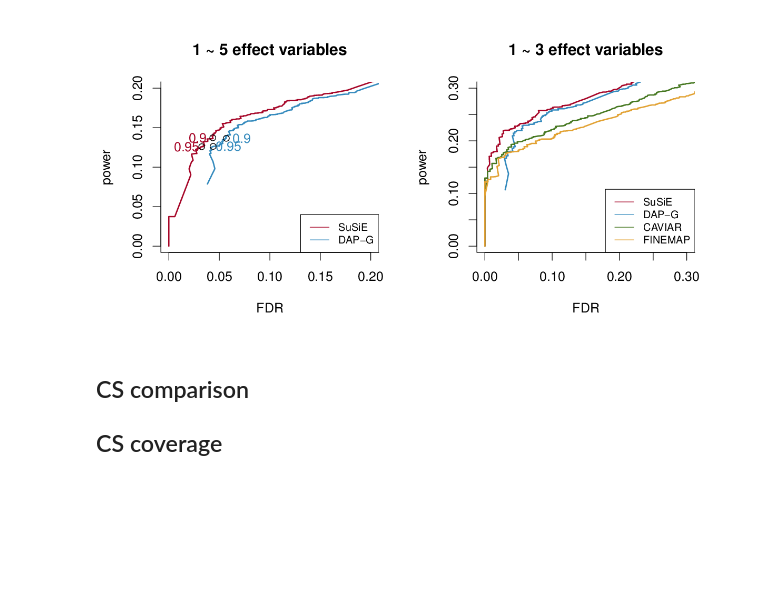
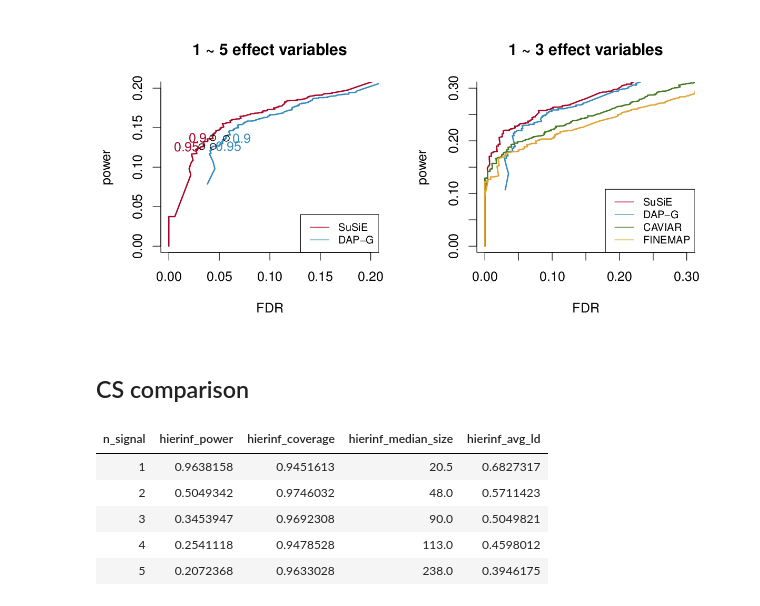
Before and after one commit to stephenslab/dsc-finemap, a Jupyter notebook: analysis/benchmark_evaluation.ipynb, the cells around one changed output. Drawn from its saved outputs; the diff is of its cells as text; code cells hidden in the pictures; blank space fills up the shorter version.

```diff
--- a/analysis/benchmark_evaluation.ipynb
+++ b/analysis/benchmark_evaluation.ipynb
@@ -436,5 +438,3 @@ bash: expand = True
 [figure]
 # %% [markdown]
 ## CS comparison
-
-## CS coverage
@@ -440,0 +507,10 @@ bash: expand = True
+# %%
+hierinf_result = readRDS('/home/gaow/GIT/lab-dsc/dsc-finemap/output/susie_paper/result_20190610_CS_hierinf_fwer_0.01_susie_prior_0p1_null_0p0.rds')[,c(1,7,10,13,16)]
+hierinf_result
+# %% [output]
+| n_signal | hierinf_power | hierinf_coverage | hierinf_median_size | hierinf_avg_ld |
+| 1 | 0.9638158 | 0.9451613 | 20.5 | 0.6827317 |
+| 2 | 0.5049342 | 0.9746032 | 48.0 | 0.5711423 |
+| 3 | 0.3453947 | 0.9692308 | 90.0 | 0.5049821 |
+| 4 | 0.2541118 | 0.9478528 | 113.0 | 0.4598012 |
+| 5 | 0.2072368 | 0.9633028 | 238.0 | 0.3946175 |
```
Also changed, not shown: parts of 8 cells of this notebook, 2 other files.
